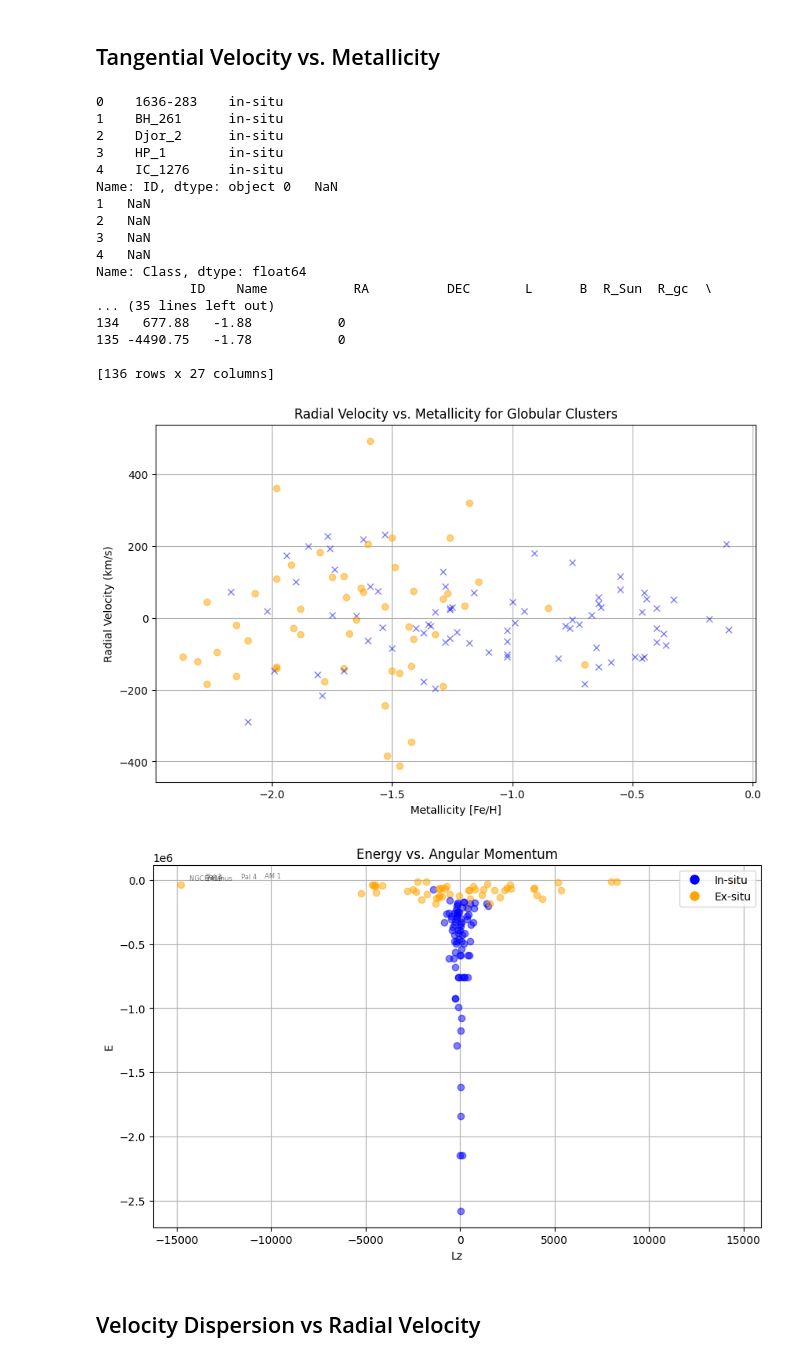
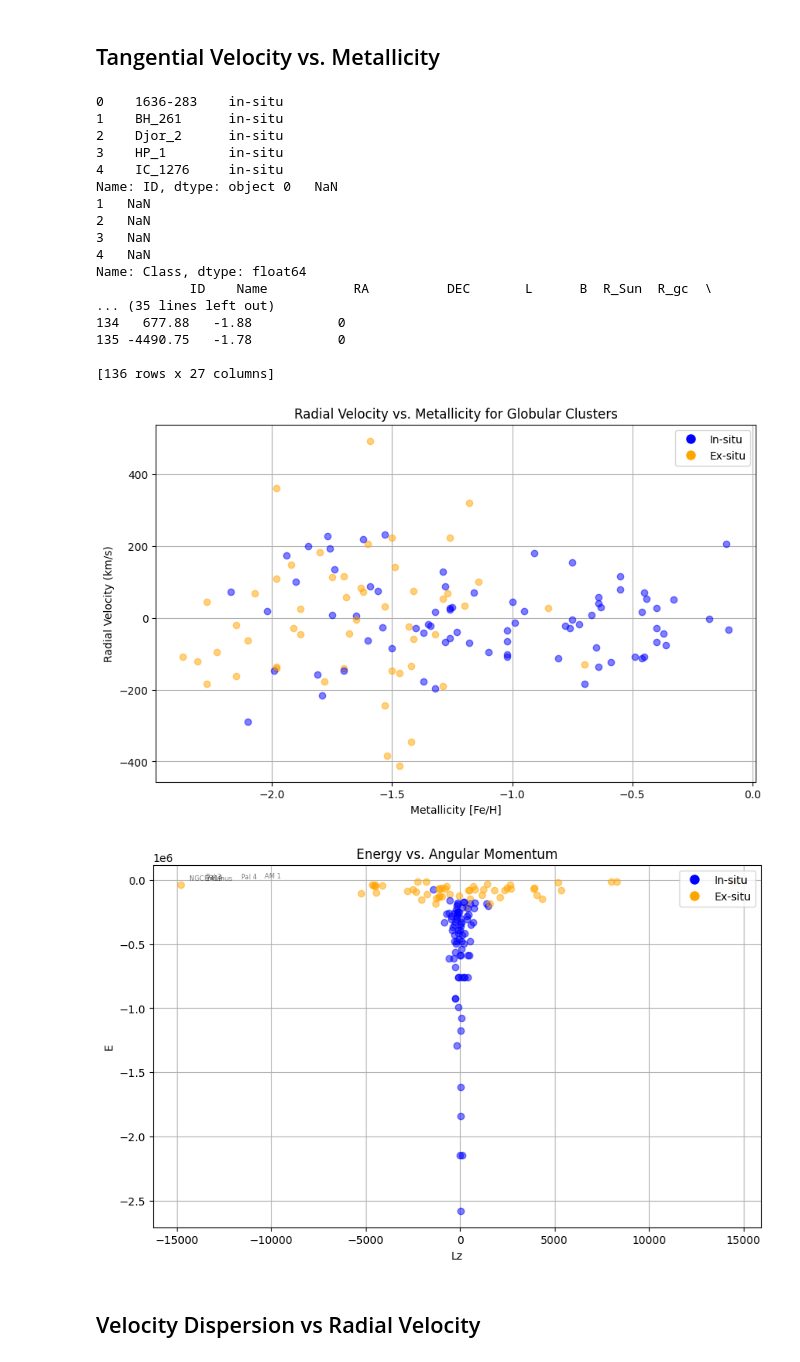
Before and after one commit to Shmu9/gc_accretion, a Jupyter notebook: dynamics.ipynb, the cells around one changed output. Drawn from its saved outputs; the diff is of its cells as text; code cells hidden in the pictures.

```diff
--- a/dynamics.ipynb
+++ b/dynamics.ipynb
@@ -148,7 +148,7 @@ def plot_radial_velocity_vs_metallicity(clusters_df):
             plt.plot(
             metallicities[i],
             v_r[i],
-            'x',
+            'o',
             alpha=0.5,
             label='in-situ',
             color='blue'
@@ -168,7 +168,12 @@ def plot_radial_velocity_vs_metallicity(clusters_df):
     plt.xlabel("Metallicity [Fe/H]")
     plt.ylabel("Radial Velocity (km/s)")
     plt.grid(True)
-    # plt.legend()
+
+    legend_elements = [
+        Line2D([0], [0], marker='o', color='w', label='In-situ', markerfacecolor='blue', markersize=10),
+        Line2D([0], [0], marker='o', color='w', label='Ex-situ', markerfacecolor='orange', markersize=10),
+    ]
+    plt.legend(handles=legend_elements, loc='upper right')
     plt.show()
 
 def plot_lz_E(clusters_df):
@@ -271,34 +276,34 @@ for r in chen['ID']:
 
 chen2 = pd.DataFrame()
 chen2['ID'] = ids
 chen2['chen_class'] = clss
 
 clusters_df = clusters_df.merge(chen2, on='ID')
 print(clusters_df)
 
 
 # Plotting
 plot_radial_velocity_vs_metallicity(clusters_df)
 plot_lz_E(clusters_df)
 # %% [output]
 0    1636-283    in-situ
 1    BH_261      in-situ
 2    Djor_2      in-situ
 3    HP_1        in-situ
 4    IC_1276     in-situ
 Name: ID, dtype: object 0   NaN
 1   NaN
 2   NaN
 3   NaN
 4   NaN
 Name: Class, dtype: float64
             ID    Name           RA          DEC       L      B  R_Sun  R_gc  \
 ... (35 lines left out)
 134   677.88   -1.88           0
 135 -4490.75   -1.78           0
 
 [136 rows x 27 columns]
-[figure, old version]
+[figure, new version]
 [figure]
 # %% [markdown]
 ## Velocity Dispersion vs Radial Velocity
```
Also changed, not shown: parts of 1 cell of this notebook, 1 other file.
